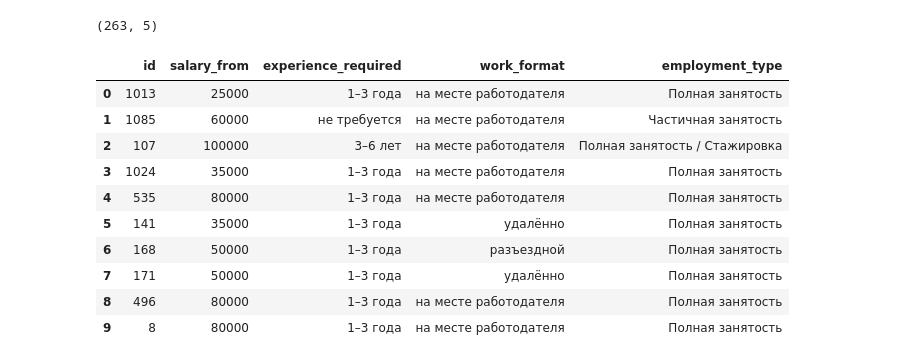
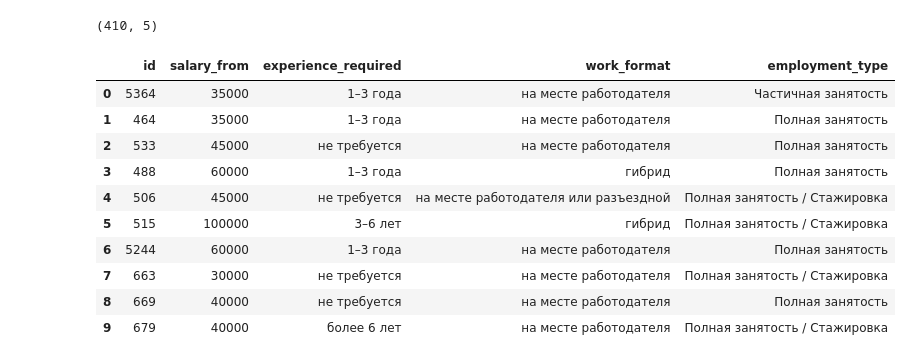
Before and after one commit to MSultanbek/Kyrgyzstan-job-market-analysis, a Jupyter notebook: notebooks/04_salary_model.ipynb, the cells around one changed output. Drawn from its saved outputs; the diff is of its cells as text; code cells hidden in the pictures.

```diff
--- a/notebooks/04_salary_model.ipynb
+++ b/notebooks/04_salary_model.ipynb
@@ -8,36 +8,36 @@ from sklearn.metrics import mean_absolute_error, r2_score
 from sklearn.preprocessing import LabelEncoder
 import joblib
 # %%
-engine = create_engine("postgresql://postgres:YOUR_PASSWORD@localhost:5432/hhkg_jobs")
+engine = create_engine("postgresql://postgres.bcvqmcudccgqzivpqymh:Fnecf6575020612!@aws-1-ap-northeast-2.pooler.supabase.com:5432/postgres")
 
 query = """
 SELECT v.id, v.salary_from, v.experience_required, wf.label as work_format, e.label as employment_type
 FROM vacancies v
 LEFT JOIN work_formats wf ON v.work_format_id = wf.id
 LEFT JOIN employment_types e on v.employment_type_id = e.id
 
 WHERE v.salary_from IS NOT NULL
 AND v.currency = 'сом'
 AND v.salary_from > 5000
 """
 
 df = pd.read_sql(query, engine)
 
 print(df.shape)
 df.head(10)
 # %% [output]
-(263, 5)
+(410, 5)
 |  | id | salary_from | experience_required | work_format | employment_type |
-| 0 | 1013 | 25000 | 1–3 года | на месте работодателя | Полная занятость |
-| 1 | 1085 | 60000 | не требуется | на месте работодателя | Частичная занятость |
-| 2 | 107 | 100000 | 3–6 лет | на месте работодателя | Полная занятость / Стажировка |
-| 3 | 1024 | 35000 | 1–3 года | на месте работодателя | Полная занятость |
-| 4 | 535 | 80000 | 1–3 года | на месте работодателя | Полная занятость |
-| 5 | 141 | 35000 | 1–3 года | удалённо | Полная занятость |
-| 6 | 168 | 50000 | 1–3 года | разъездной | Полная занятость |
-| 7 | 171 | 50000 | 1–3 года | удалённо | Полная занятость |
-| 8 | 496 | 80000 | 1–3 года | на месте работодателя | Полная занятость |
-| 9 | 8 | 80000 | 1–3 года | на месте работодателя | Полная занятость |
+| 0 | 5364 | 35000 | 1–3 года | на месте работодателя | Частичная занятость |
+| 1 | 464 | 35000 | 1–3 года | на месте работодателя | Полная занятость |
+| 2 | 533 | 45000 | не требуется | на месте работодателя | Полная занятость |
+| 3 | 488 | 60000 | 1–3 года | гибрид | Полная занятость |
+| 4 | 506 | 45000 | не требуется | на месте работодателя или разъездной | Полная занятость / Стажировка |
+| 5 | 515 | 100000 | 3–6 лет | гибрид | Полная занятость / Стажировка |
+| 6 | 5244 | 60000 | 1–3 года | на месте работодателя | Полная занятость |
+| 7 | 663 | 30000 | не требуется | на месте работодателя | Полная занятость / Стажировка |
+| 8 | 669 | 40000 | не требуется | на месте работодателя | Полная занятость |
+| 9 | 679 | 40000 | более 6 лет | на месте работодателя | Полная занятость / Стажировка |
 # %%
 skill_query = """
 SELECT vs.vacancy_id, s.skill_name
```
Also changed, not shown: parts of 5 cells of this notebook, 5 other files.
